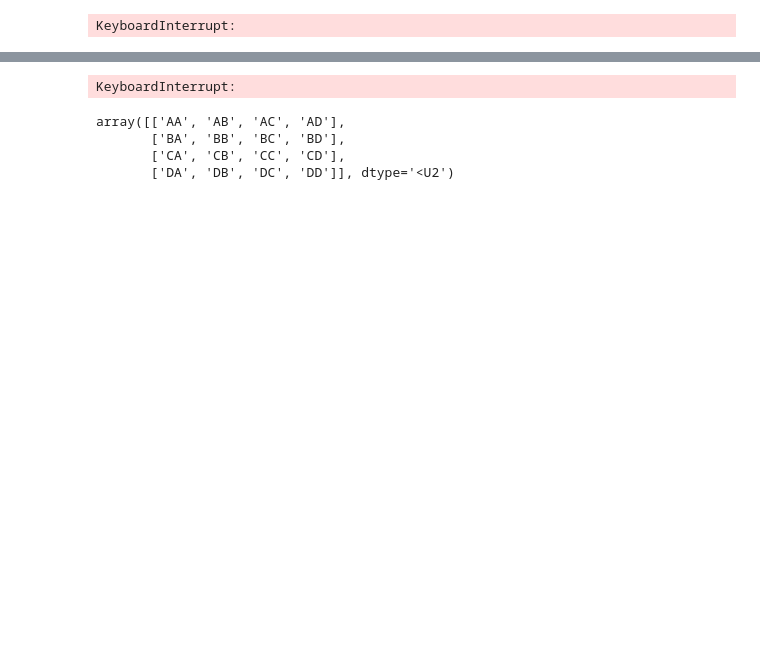
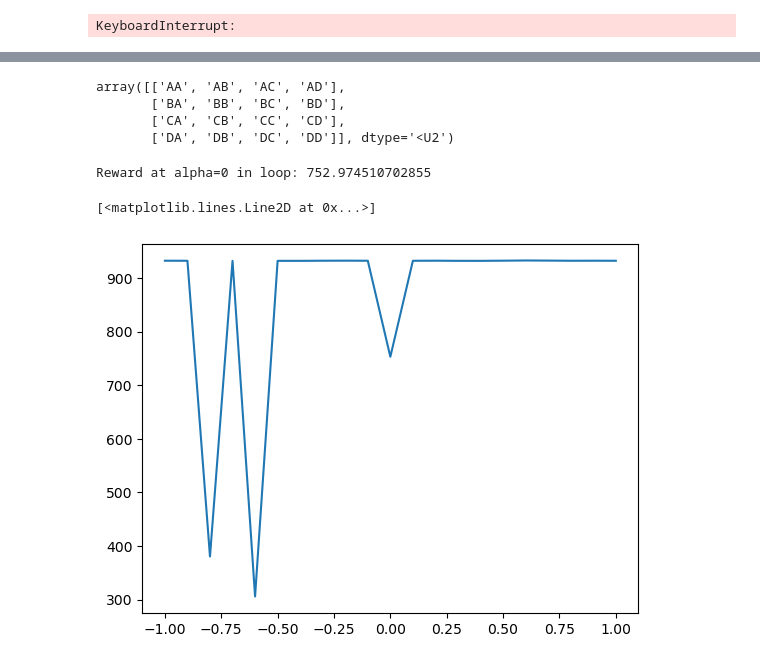
Before and after one commit to MaBody/reward-surface-wrapper, a Jupyter notebook: notebooks/demo.ipynb, the cells around one changed output, grey strips where cells are left out. Saved outputs shown, nothing was run; the diff lists cells and outputs as text; code cells hidden in the pictures; blank space fills up the shorter version.

```diff
--- a/notebooks/demo.ipynb
+++ b/notebooks/demo.ipynb
@@ -59,8 +51,6 @@ torch.Size([1])
 # %%
-rollout_kwargs = {"env": env, "n_steps": 10, "n_episodes": 5}
-surface = agent_wrapper.compute_surface(rollout_kwargs, grid_size=5)
+rollout_kwargs = {"env": env, "n_eval_steps": 1000, "n_episodes": 5}
+surface = agent_wrapper.compute_surface(rollout_kwargs, grid_size=25)
-# %% [output]
-KeyboardInterrupt:
 # %%
 import plotly.graph_objects as go
 
@@ -115,3 +105,26 @@ array([['AA', 'AB', 'AC', 'AD'],
        ['BA', 'BB', 'BC', 'BD'],
        ['CA', 'CB', 'CC', 'CD'],
        ['DA', 'DB', 'DC', 'DD']], dtype='<U2')
+# %%
+from wrapper.utils import initialize_directions
+import matplotlib.pyplot as plt
+
+alphas = np.linspace(-1.0, 1.0, 21)
+rewards = []
+direction = initialize_directions(agent_wrapper.get_weights())[0]
+
+for alpha in alphas:
+    perturbed_weights = []
+    for p, p_dir in zip(agent_wrapper.get_weights(), direction):
+        perturbed_weights.append(p + p_dir * alpha)
+    alt = agent_wrapper.initialize(perturbed_weights)
+    reward = alt.estimate_reward(**rollout_kwargs)
+    rewards.append(reward)
+    if alpha == 0.0:
+        print("Reward at alpha=0 in loop:", reward)
+
+plt.plot(alphas, rewards)
+# %% [output]
+Reward at alpha=0 in loop: 752.974510702855
+[<matplotlib.lines.Line2D at 0x...>]
+[figure, added]
```
Also changed, not shown: parts of 5 cells of this notebook, 4 other files.
